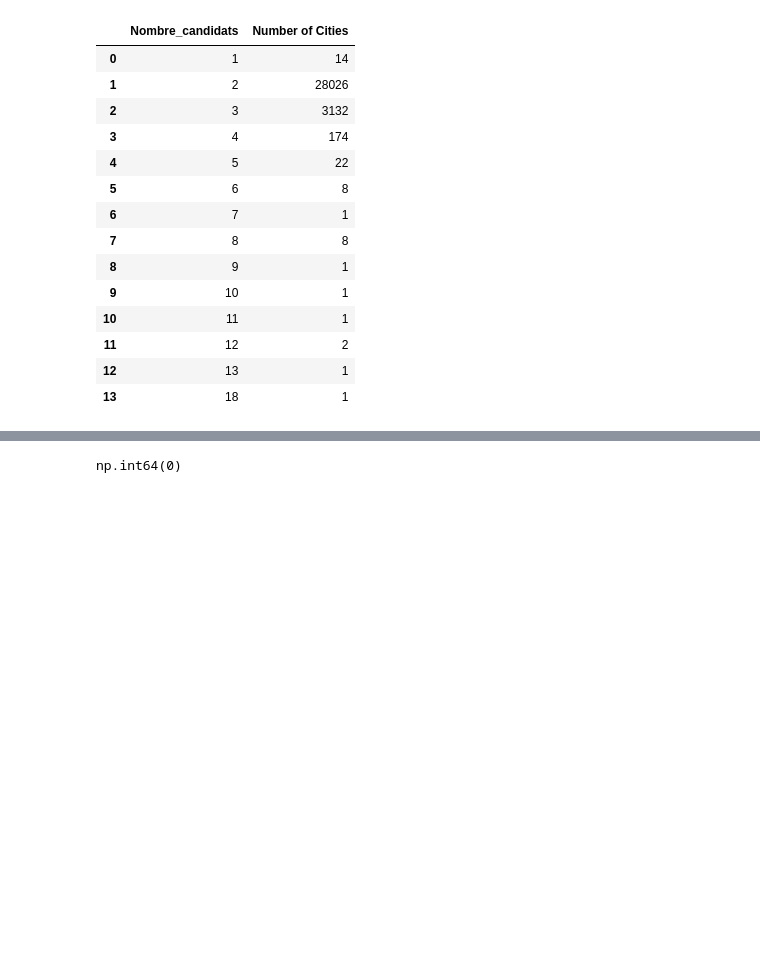
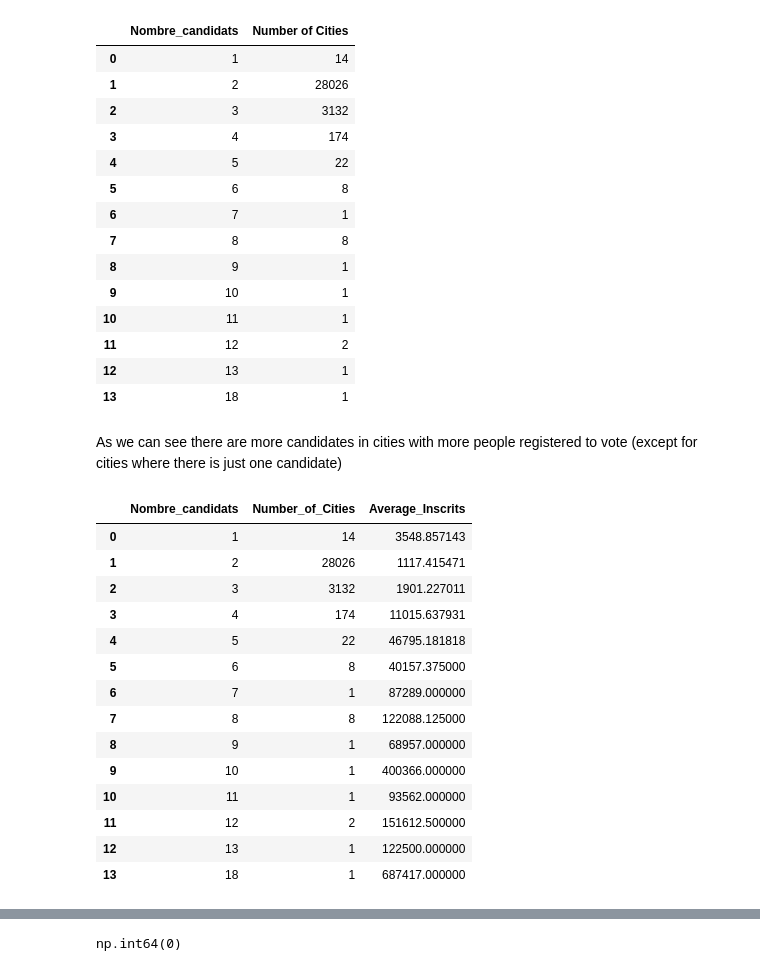
Before and after one commit to RonanRibouletPython/Data_Analysis_Job_Prep, a Jupyter notebook: Notebooks/EDA_Election_2024.ipynb, the cells around one changed output, grey strips where cells are left out. Drawn from its saved outputs; the diff is of its cells as text; code cells hidden in the pictures; blank space fills up the shorter version.

```diff
--- a/Notebooks/EDA_Election_2024.ipynb
+++ b/Notebooks/EDA_Election_2024.ipynb
@@ -111,0 +118,20 @@ count_by_candidates
+# %% [markdown]
+As we can see there are more candidates in cities with more people registered to vote (except for cities where there is just one candidate)
+# %%
+count_by_candidates
+# %% [output]
+|  | Nombre_candidats | Number_of_Cities | Average_Inscrits |
+| 0 | 1 | 14 | 3548.857143 |
+| 1 | 2 | 28026 | 1117.415471 |
+| 2 | 3 | 3132 | 1901.227011 |
+| 3 | 4 | 174 | 11015.637931 |
+| 4 | 5 | 22 | 46795.181818 |
+| 5 | 6 | 8 | 40157.375000 |
+| 6 | 7 | 1 | 87289.000000 |
+| 7 | 8 | 8 | 122088.125000 |
+| 8 | 9 | 1 | 68957.000000 |
+| 9 | 10 | 1 | 400366.000000 |
+| 10 | 11 | 1 | 93562.000000 |
+| 11 | 12 | 2 | 151612.500000 |
+| 12 | 13 | 1 | 122500.000000 |
+| 13 | 18 | 1 | 687417.000000 |
```
Also changed, not shown: parts of 17 cells of this notebook.
